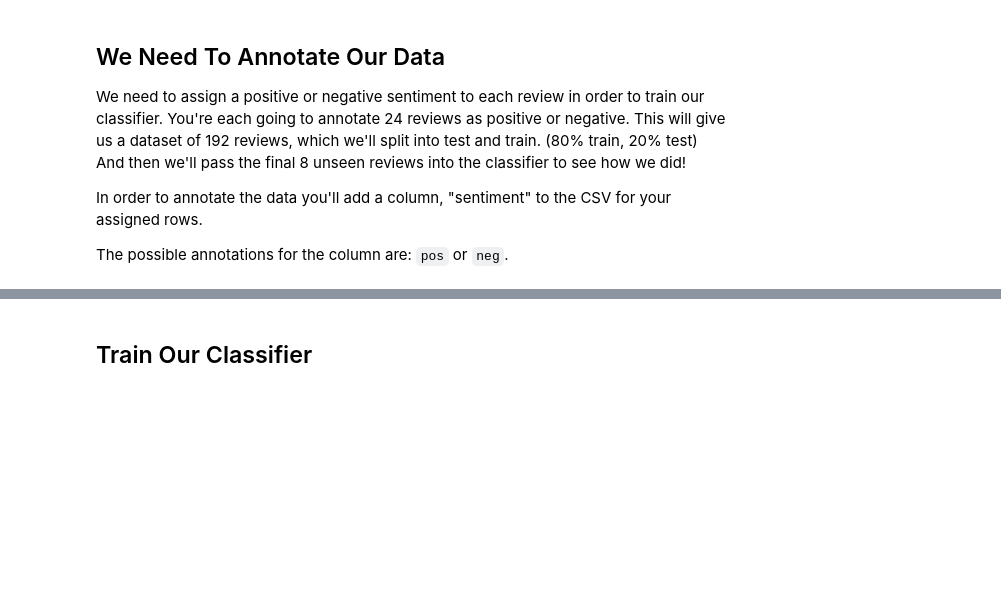
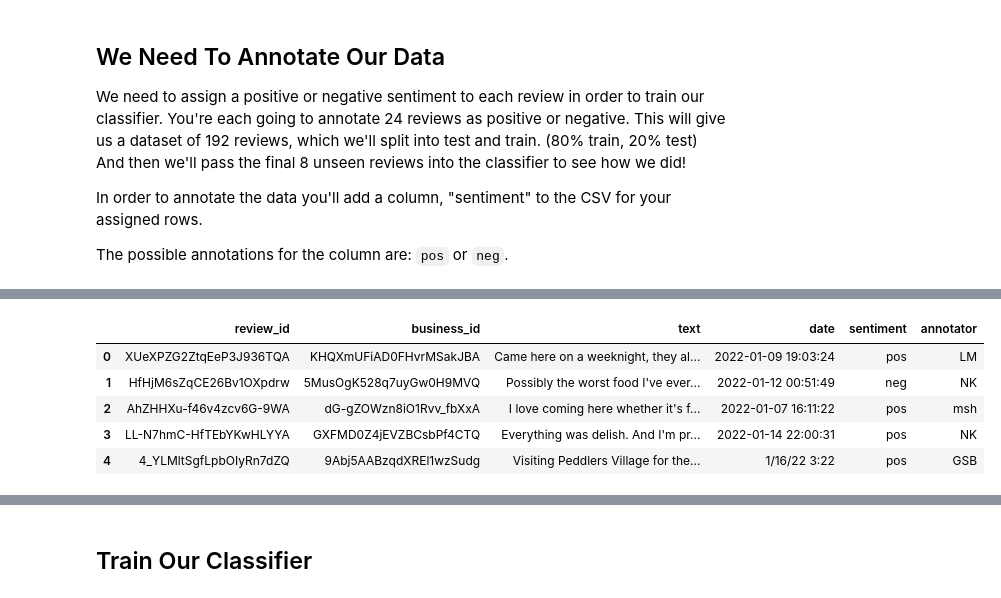
Before and after one commit to jtemplon/cuny-fall-2024, a Jupyter notebook: yelp-sentiment-analysis.ipynb, the cells around one changed output, grey strips where cells are left out. Drawn from its saved outputs; the diff is of its cells as text; code cells hidden in the pictures; blank space fills up the shorter version.

```diff
--- a/yelp-sentiment-analysis.ipynb
+++ b/yelp-sentiment-analysis.ipynb
@@ -30,2 +88,11 @@ The possible annotations for the column are: `pos` or `neg`.
+# %%
+clean_df.head()
+# %% [output]
+|  | review_id | business_id | text | date | sentiment | annotator |
+| 0 | XUeXPZG2ZtqEeP3J936TQA | KHQXmUFiAD0FHvrMSakJBA | Came here on a weeknight, they al... | 2022-01-09 19:03:24 | pos | LM |
+| 1 | HfHjM6sZqCE26Bv1OXpdrw | 5MusOgK528q7uyGw0H9MVQ | Possibly the worst food I've ever... | 2022-01-12 00:51:49 | neg | NK |
+| 2 | AhZHHXu-f46v4zcv6G-9WA | dG-gZOWzn8iO1Rvv_fbXxA | I love coming here whether it's f... | 2022-01-07 16:11:22 | pos | msh |
+| 3 | LL-N7hmC-HfTEbYKwHLYYA | GXFMD0Z4jEVZBCsbPf4CTQ | Everything was delish. And I'm pr... | 2022-01-14 22:00:31 | pos | NK |
+| 4 | 4_YLMltSgfLpbOIyRn7dZQ | 9Abj5AABzqdXREl1wzSudg | Visiting Peddlers Village for the... | 1/16/22 3:22 | pos | GSB |
 # %%
 # Saving this for combining our CSVs!
```
Also changed, not shown: parts of 26 cells of this notebook, 5 other files.
